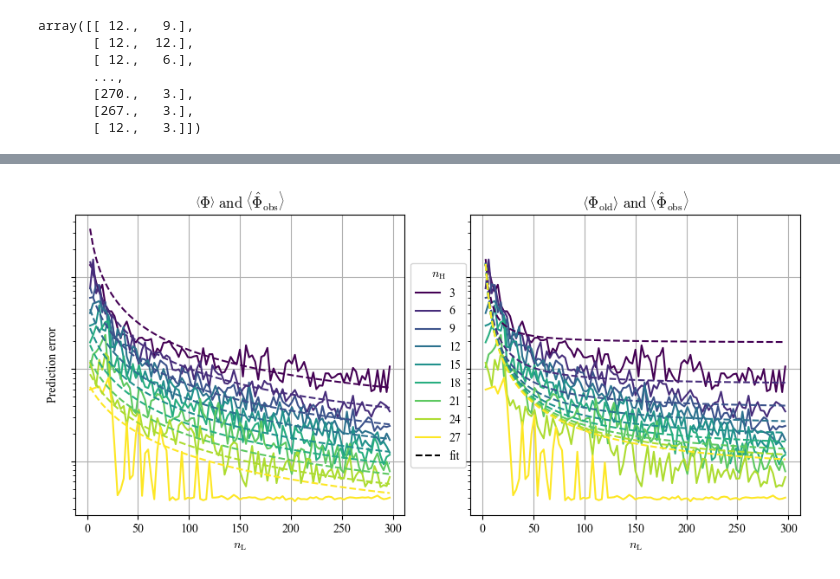
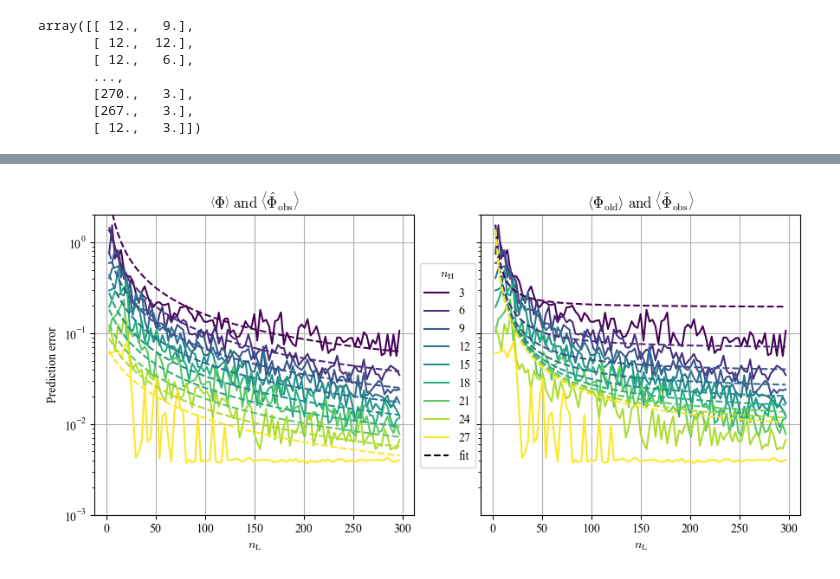
Before and after one commit to astro-YYH/GokuEmu, a Jupyter notebook: error_function/plot_error_func_compare.ipynb, the cells around one changed output, grey strips where cells are left out. Cells and saved outputs as stored; diff of their text form; code cells hidden in the pictures.

```diff
--- a/error_function/plot_error_func_compare.ipynb
+++ b/error_function/plot_error_func_compare.ipynb
@@ -232,7 +232,7 @@ plt.rcParams['font.family'] = 'Times New Roman'
 # Set math font style
 plt.rcParams['mathtext.fontset'] = 'cm'
 
-fig, axes = plt.subplots(1, 2, figsize=(9, 4.5), sharex=True, sharey=True)
+fig, axes = plt.subplots(1, 2, figsize=(9, 4.5), sharex=True)
 
 # Plot in the first panel
 for i in range(len(X[0])):
@@ -243,32 +243,37 @@ for i in range(len(X[0])):
 axes[0].set_yscale('log')
 axes[0].set_xlabel(r'$n_\mathrm{L}$')
 axes[0].set_ylabel('Prediction error')
 axes[0].set_title(r'$\left< \Phi\right>\ \mathrm{and}\ \left< \hat\Phi_\mathrm{obs}\right> $')
 axes[0].plot([],[], 'k--', label='fit')
+
+y_lower = 2.5e-3
+y_upper = 4.5
+axes[0].set_ylim(1e-3, 2)
+axes[1].set_ylim(1e-3, 2)
 
 # Plot in the second panel
 # plot the error function as curves
 for i in range(len(X[0])):
     axes[1].plot(Y[:,0], Z[:, i], color=colors[i],label=str(int(X[0, i])))
 # plot the error function as curves for different n_HF
 for i in range(len(X[0])):
     axes[1].plot(Y[:,0], error_function_old(Y[:,0], X[0,i]), '--', color=colors[i])
 axes[1].set_yscale('log')
 axes[1].set_xlabel(r'$n_\mathrm{L}$')
 # axes[1].set_ylabel('Relative error')
 axes[1].set_title(r'$\left< \Phi_\mathrm{old}\right>\ \mathrm{and}\ \left< \hat\Phi_\mathrm{obs}\right>$')
 axes[0].legend(loc='center left', bbox_to_anchor=(1, 0.5), title=r'$n_\mathrm{H}$')
 # Add gridlines to the plot
 axes[0].grid(True)
 axes[1].grid(True)
 axes[1].set_yticks([.01, .1, 1], [' ', ' ', ' '])
 # Adjust the spacing between subplots
 plt.tight_layout()
 # Adjust the spacing between subplots
-plt.subplots_adjust(wspace=0.2)
+plt.subplots_adjust(wspace=0.21)
 
 # Show the figure
 # plt.show()
 plt.savefig('error_function.pdf',bbox_inches='tight')
 # %% [output]
-[figure, old version]
+[figure, new version]
```
Also changed, not shown: parts of 3 cells of this notebook, 1 other file.
